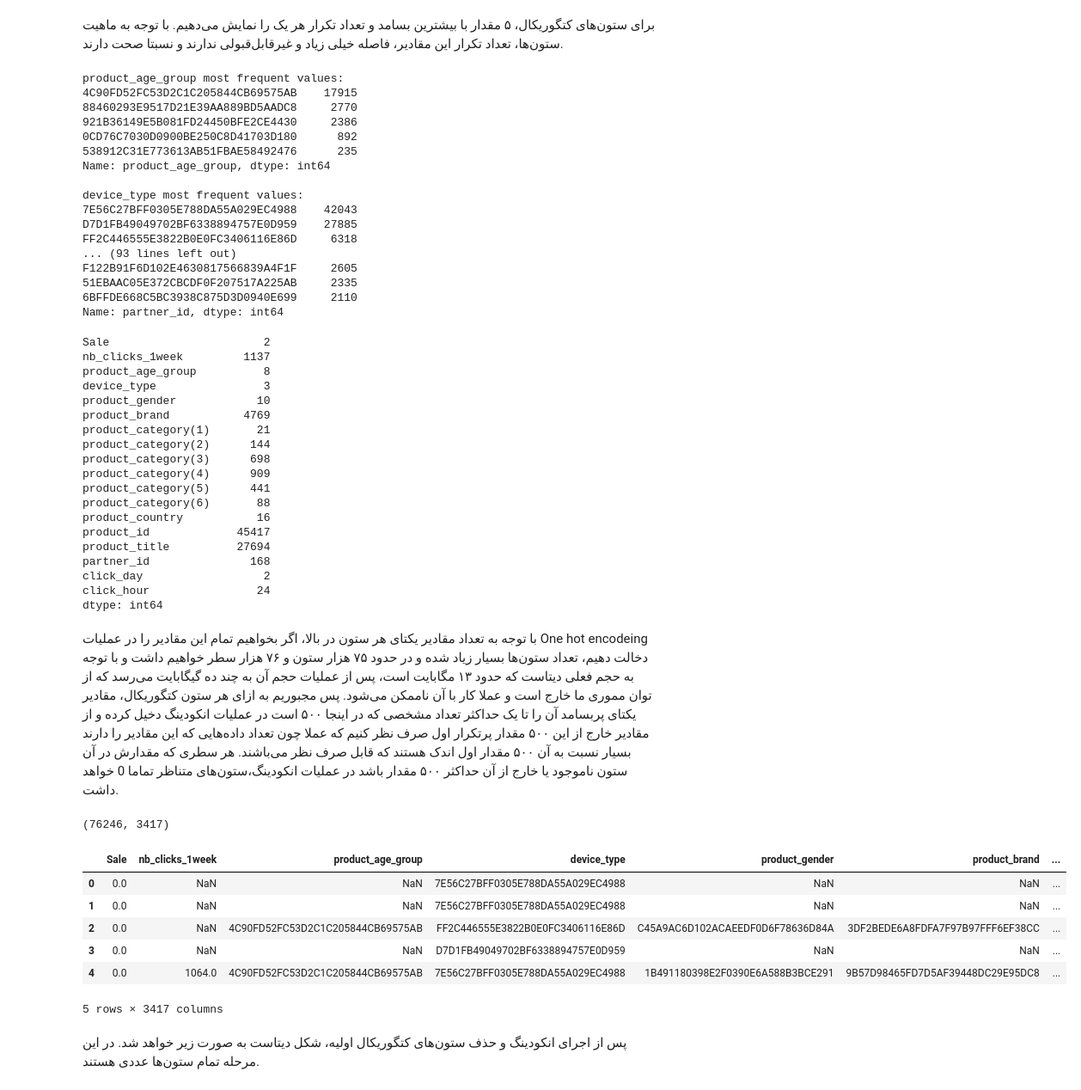
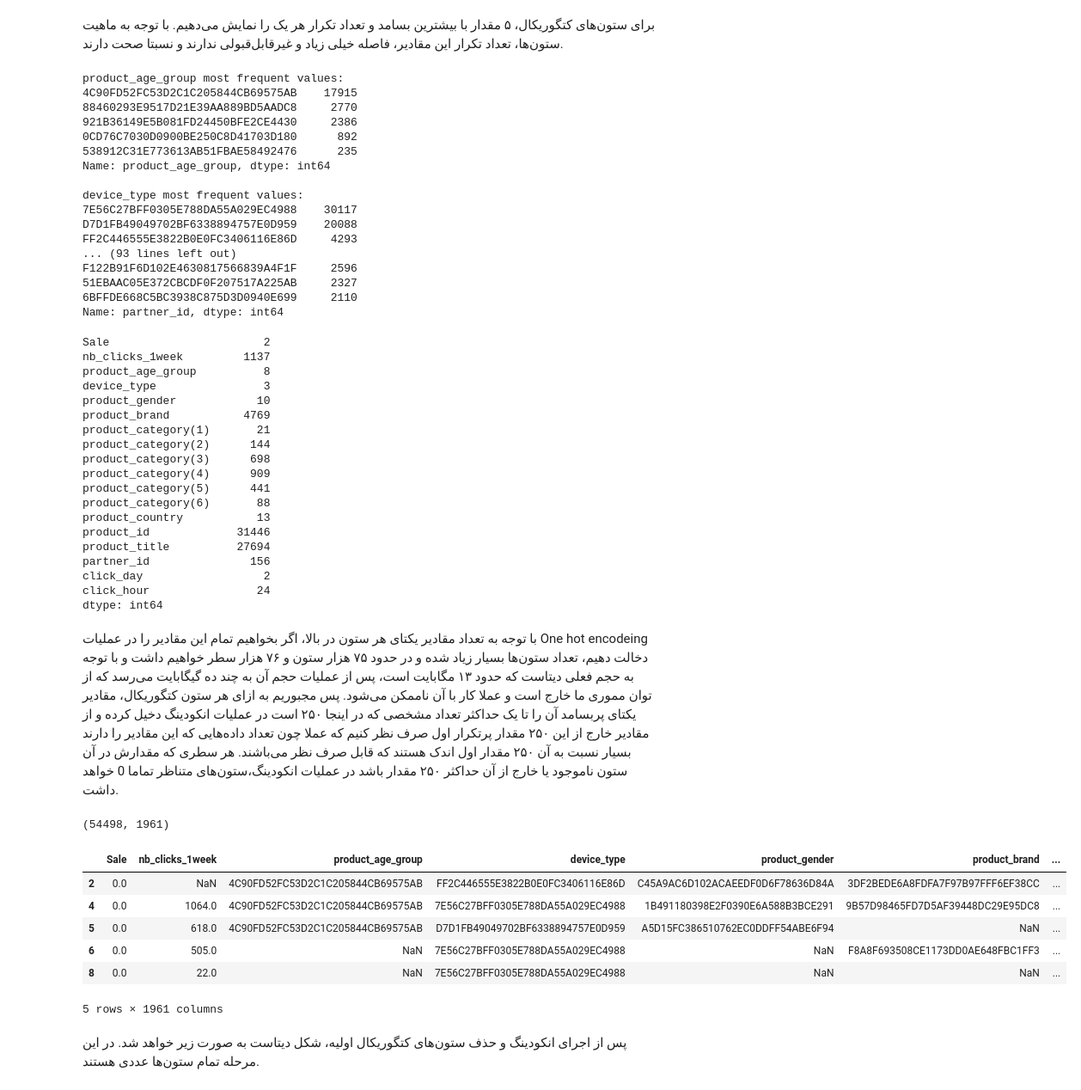
Before and after one commit to Miraneh/CE717-Project, a Jupyter notebook: ML_Final_Project.ipynb, the cells around one changed output. Shown at 86% size. Cells and saved outputs as stored; diff of their text form; code cells hidden in the pictures.

```diff
--- a/ML_Final_Project.ipynb
+++ b/ML_Final_Project.ipynb
@@ -297,6 +297,6 @@ dtype: int64
 </div>
 # %%
-threshold = 12
+threshold = 11
 to_be_removed_indx = []
 for index, row in df_cleaned.iterrows():
   nulls = 0
@@ -357,12 +357,12 @@ product_age_group most frequent values:
 Name: product_age_group, dtype: int64
 
 device_type most frequent values:
-7E56C27BFF0305E788DA55A029EC4988    42043
-D7D1FB49049702BF6338894757E0D959    27885
-FF2C446555E3822B0E0FC3406116E86D     6318
+7E56C27BFF0305E788DA55A029EC4988    30117
+D7D1FB49049702BF6338894757E0D959    20088
+FF2C446555E3822B0E0FC3406116E86D     4293
 ... (93 lines left out)
-F122B91F6D102E4630817566839A4F1F     2605
-51EBAAC05E372CBCDF0F207517A225AB     2335
+F122B91F6D102E4630817566839A4F1F     2596
+51EBAAC05E372CBCDF0F207517A225AB     2327
 6BFFDE668C5BC3938C875D3D0940E699     2110
 Name: partner_id, dtype: int64
 # %%
@@ -380,10 +380,10 @@ product_category(3)      698
 product_category(4)      909
 product_category(5)      441
 product_category(6)       88
-product_country           16
-product_id             45417
+product_country           13
+product_id             31446
 product_title          27694
-partner_id               168
+partner_id               156
 click_day                  2
 click_hour                24
 dtype: int64
@@ -391,30 +391,31 @@ dtype: int64
 <div style="direction:rtl">
 با توجه به تعداد مقادیر یکتای هر ستون در بالا، اگر بخواهیم تمام این مقادیر را در عملیات
     One hot encodeing
-    دخالت دهیم، تعداد ستون‌ها بسیار زیاد شده و در حدود ۷۵ هزار ستون و ۷۶ هزار سطر خواهیم داشت و با توجه به حجم فعلی دیتاست که حدود ۱۳ مگابایت است، پس از عملیات حجم آن به چند ده گیگابایت می‌رسد که از توان مموری ما خارج است و عملا کار با آن ناممکن می‌شود. پس مجبوریم به ازای هر ستون کتگوریکال، مقادیر یکتای پربسامد آن را تا یک حداکثر تعداد مشخصی که در اینجا ۵۰۰ است در عملیات انکودینگ دخیل کرده و از مقادیر خارج از این ۵۰۰ مقدار پرتکرار اول صرف نظر کنیم که عملا چون تعداد داده‌هایی که این مقادیر را دارند بسیار نسبت به آن ۵۰۰ مقدار اول اندک هستند که قابل صرف نظر می‌باشند. هر سطری که مقدارش در آن ستون ناموجود یا خارج از آن حداکثر ۵۰۰ مقدار باشد در عملیات انکودینگ،‌ستون‌های متناظر تماما 0 خواهد داشت.
+    دخالت دهیم، تعداد ستون‌ها بسیار زیاد شده و در حدود ۷۵ هزار ستون و ۷۶ هزار سطر خواهیم داشت و با توجه به حجم فعلی دیتاست که حدود ۱۳ مگابایت است، پس از عملیات حجم آن به چند ده گیگابایت می‌رسد که از توان مموری ما خارج است و عملا کار با آن ناممکن می‌شود. پس مجبوریم به ازای هر ستون کتگوریکال، مقادیر یکتای پربسامد آن را تا یک حداکثر تعداد مشخصی که در اینجا ۲۵۰ است در عملیات انکودینگ دخیل کرده و از مقادیر خارج از این ۲۵۰ مقدار پرتکرار اول صرف نظر کنیم که عملا چون تعداد داده‌هایی که این مقادیر را دارند بسیار نسبت به آن ۲۵۰ مقدار اول اندک هستند که قابل صرف نظر می‌باشند. هر سطری که مقدارش در آن ستون ناموجود یا خارج از آن حداکثر ۲۵۰ مقدار باشد در عملیات انکودینگ،‌ستون‌های متناظر تماما 0 خواهد داشت.
 </div>
 # %%
 def one_hot_encode(data, col, top_x):
     labels = [x for x in data[col].value_counts().sort_values(ascending=False).head(top_x).index]
     for label in labels:
         data[col+'_'+label] = np.where(data[col]==label,1,0)
     # data = data.join(pd.get_dummies(data[col], prefix=str(col))).drop(col, axis=1)
 
 columns = list(categorical_columns.columns)
 for col in columns:
-    one_hot_encode(df_clean, col, min(500, df_clean[col].nunique()))
+    one_hot_encode(df_clean, col, min(250, df_clean[col].nunique()))
+
 
 print(df_clean.shape)
 df_clean.head()
 # %% [output]
-(76246, 3417)
+(54498, 1961)
 |  | Sale | nb_clicks_1week | product_age_group | device_type | product_gender | product_brand | ... |
-| 0 | 0.0 | NaN | NaN | 7E56C27BFF0305E788DA55A029EC4988 | NaN | NaN | ... |
-| 1 | 0.0 | NaN | NaN | 7E56C27BFF0305E788DA55A029EC4988 | NaN | NaN | ... |
 | 2 | 0.0 | NaN | 4C90FD52FC53D2C1C205844CB69575AB | FF2C446555E3822B0E0FC3406116E86D | C45A9AC6D102ACAEEDF0D6F78636D84A | 3DF2BEDE6A8FDFA7F97B97FFF6EF38CC | ... |
-| 3 | 0.0 | NaN | NaN | D7D1FB49049702BF6338894757E0D959 | NaN | NaN | ... |
 | 4 | 0.0 | 1064.0 | 4C90FD52FC53D2C1C205844CB69575AB | 7E56C27BFF0305E788DA55A029EC4988 | 1B491180398E2F0390E6A588B3BCE291 | 9B57D98465FD7D5AF39448DC29E95DC8 | ... |
+| 5 | 0.0 | 618.0 | 4C90FD52FC53D2C1C205844CB69575AB | D7D1FB49049702BF6338894757E0D959 | A5D15FC386510762EC0DDFF54ABE6F94 | NaN | ... |
+| 6 | 0.0 | 505.0 | NaN | 7E56C27BFF0305E788DA55A029EC4988 | NaN | F8A8F693508CE1173DD0AE648FBC1FF3 | ... |
+| 8 | 0.0 | 22.0 | NaN | 7E56C27BFF0305E788DA55A029EC4988 | NaN | NaN | ... |
-5 rows × 3417 columns
+5 rows × 1961 columns
 # %% [markdown]
 <div style="direction:rtl">
 پس از اجرای انکودینگ و حذف ستون‌های کتگوریکال اولیه، شکل دیتاست به صورت زیر خواهد شد. در این مرحله تمام ستون‌ها عددی هستند.
```
Also changed, not shown: parts of 13 cells of this notebook.
